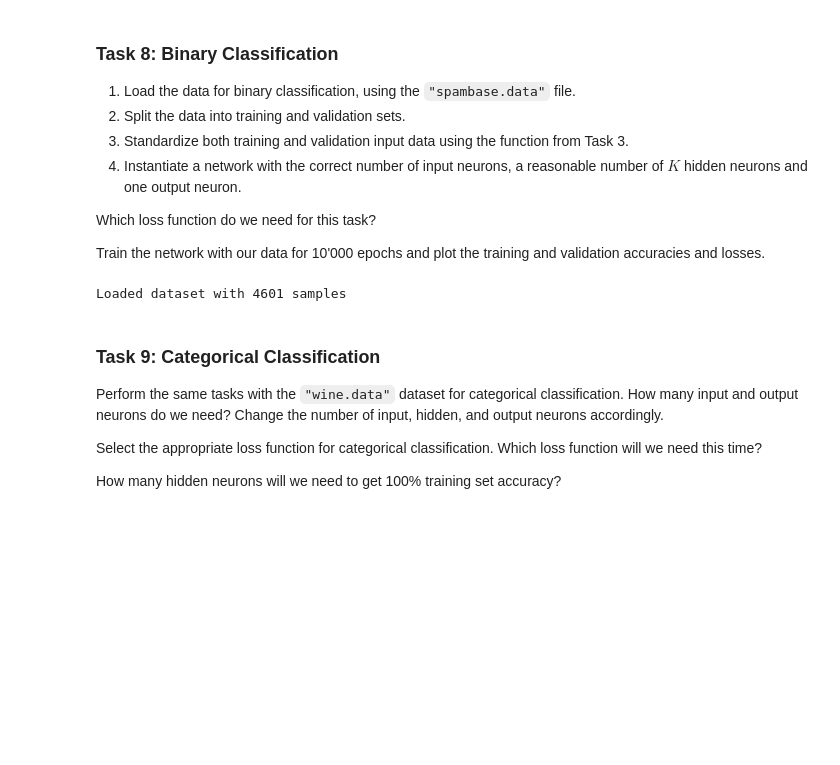
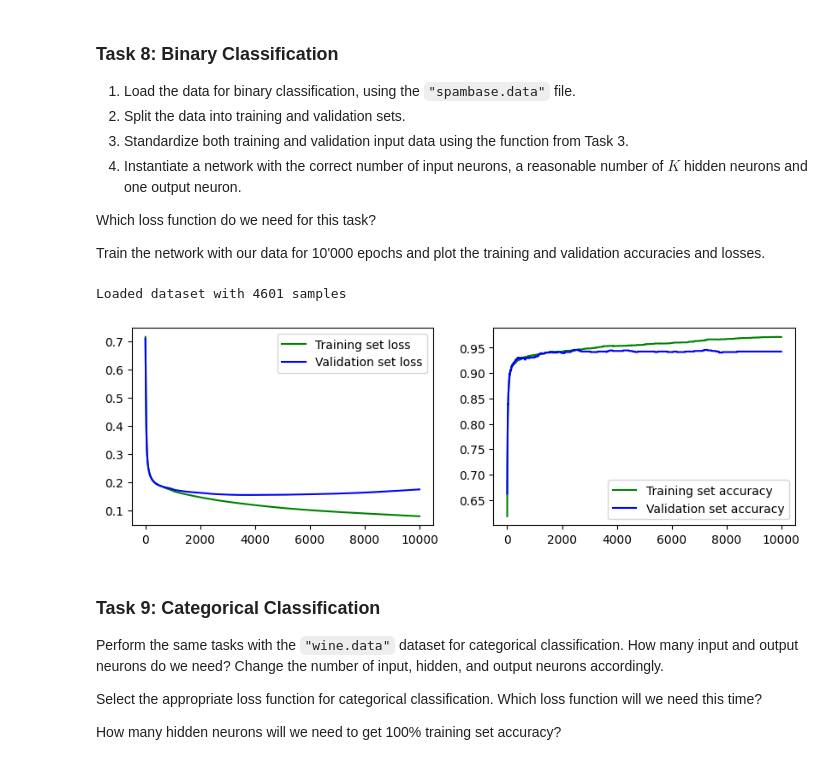
Before and after one commit to danielbarco/deeplearning, a Jupyter notebook: DL-Assignment05.ipynb, the cells around one changed output. Saved outputs shown, nothing was run; the diff lists cells and outputs as text; code cells hidden in the pictures; blank space fills up the shorter version.

```diff
--- a/DL-Assignment05.ipynb
+++ b/DL-Assignment05.ipynb
@@ -141,6 +142,12 @@ The data should be split into 80% for training and 20% for validation. Implement
 Write a function that splits off training and validation samples from a given dataset. What do we need to assure before splitting?
 # %%
 def split_training_data(X,T,train_percentage=0.8):
+  # shuffle data
+  ## ??? why do we need to shuffle the data here and not after every epoch ???
+  ## ??? why do I get really weired results without this???
+  indices = torch.randperm(len(X))
+  X = X[indices]
+  T = T[indices]
 
   # split into training/validation dataset
   N = X.shape[0]
@@ -222,6 +243,10 @@ def accuracy(Z, T):
     # If z is equal or larger than the threshold 0.5, then we predict 1, otherwise 0
     # we use the .float() function to convert the boolean to a float
     # then we compare the prediction with the target and compute the mean
+
+    # ??? our data is binary between 0 and 1, so why do you use 0 as threshold ???
+    # Tahn activation function returns values between -1 and 1
+    # So if we use sigmoid activation function, we need to use 0.5 as threshold
     return torch.mean(((Z>=0.5).float() == T).float())
 
   else:
@@ -229,4 +254,8 @@ def accuracy(Z, T):
     # the argmax function returns the index of the maximum value
     # we use the .float() function to convert the boolean to a float
     # then we compare the prediction with the target and compute the mean
-    return torch.mean((torch.argmax(Z, dim=1).float() == T).float())
+    # return torch.mean((torch.argmax(Z, dim=1).float() == T).float())
+
+    # Y is the index of the maximum value in Z
+    Y = torch.argmax(Z, dim=1)
+    return torch.mean((Y == T).float())
@@ -278,7 +320,7 @@ def train(X_train, T_train, X_val, T_val, network, loss_function, epochs=1000, l
   # collect loss and accuracy values
   train_loss, train_acc, val_loss, val_acc = [], [], [], []
 
-  for epoch in range(epochs):
+  for epoch in tqdm(range(epochs)):
     optimizer.zero_grad()
 
     # train on training set
@@ -303,7 +345,7 @@ def train(X_train, T_train, X_val, T_val, network, loss_function, epochs=1000, l
       # ... remember loss
       val_loss.append(loss.item())
       # ... compute validation set accuracy
-      val_acc.append(accuracy(Z, T_val))
+      val_acc.append(accuracy(Z, T_val).item())
 
   # return the four lists of losses and accuracies
   return train_loss, train_acc, val_loss, val_acc
@@ -350,22 +392,23 @@ Train the network with our data for 10'000 epochs and plot the training and vali
 # %%
 # define loss function
 loss = torch.nn.BCEWithLogitsLoss()
 # load dataset
 X, T = dataset("spambase.data")
 # split dataset
 X_train, T_train, X_val, T_val = split_training_data(X,T)
 # standardize input data
 X_train, X_val = standardize(X_train, X_val)
 # instantiate network
-network = Network(X.shape[1], K = 10, O = T.shape[1])
+network = Network(X.shape[1], K = 10, O = 1)
 
 # train network on our data
-results = train(X_train, T_train, X_val, T_val, network, loss, epochs=1000, learning_rate=0.1, batch_size=10, verbose=True)
+results = train(X_train, T_train, X_val, T_val, network, loss, epochs=10000, learning_rate=0.1)
 
 # plot the results
 plot(*results)
 # %% [output]
 Loaded dataset with 4601 samples
+[figure, added]
 # %% [markdown]
 ### Task 9: Categorical Classification
 
```
Also changed, not shown: parts of 5 cells of this notebook.
